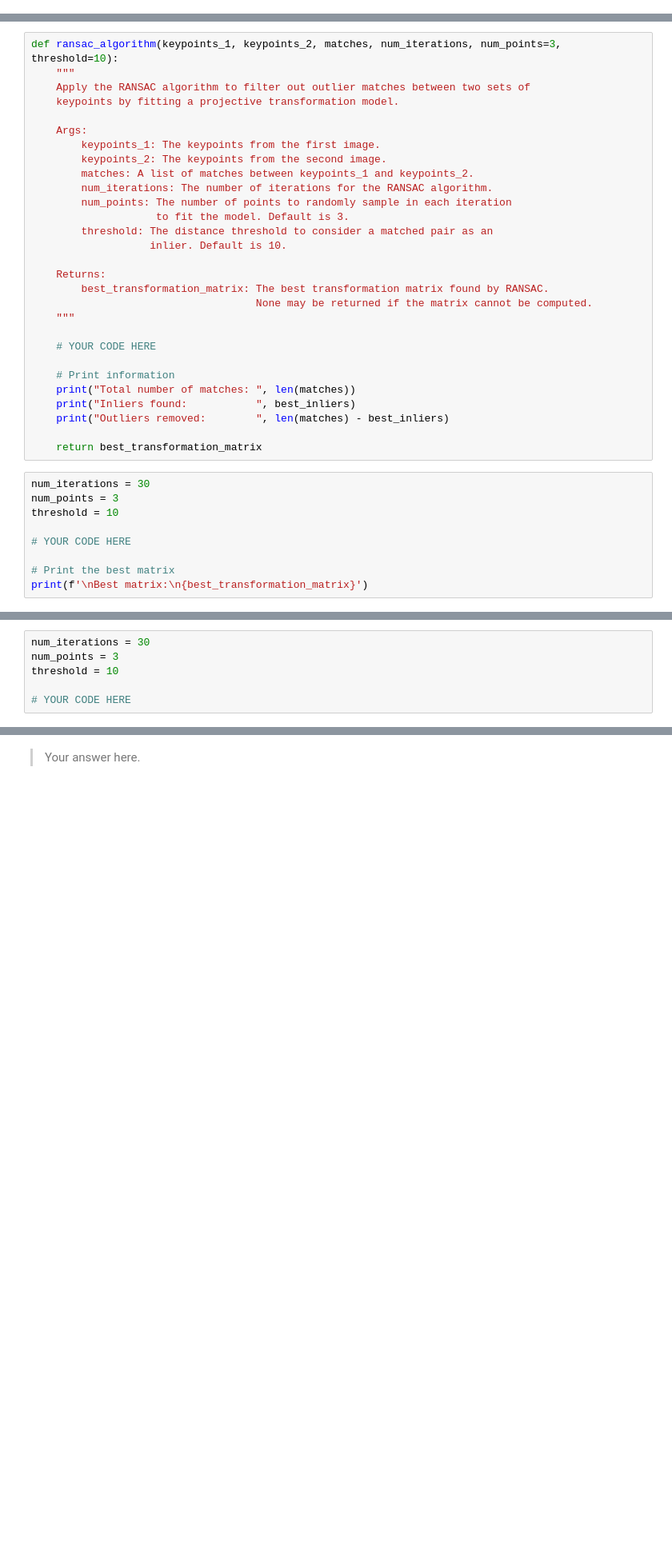
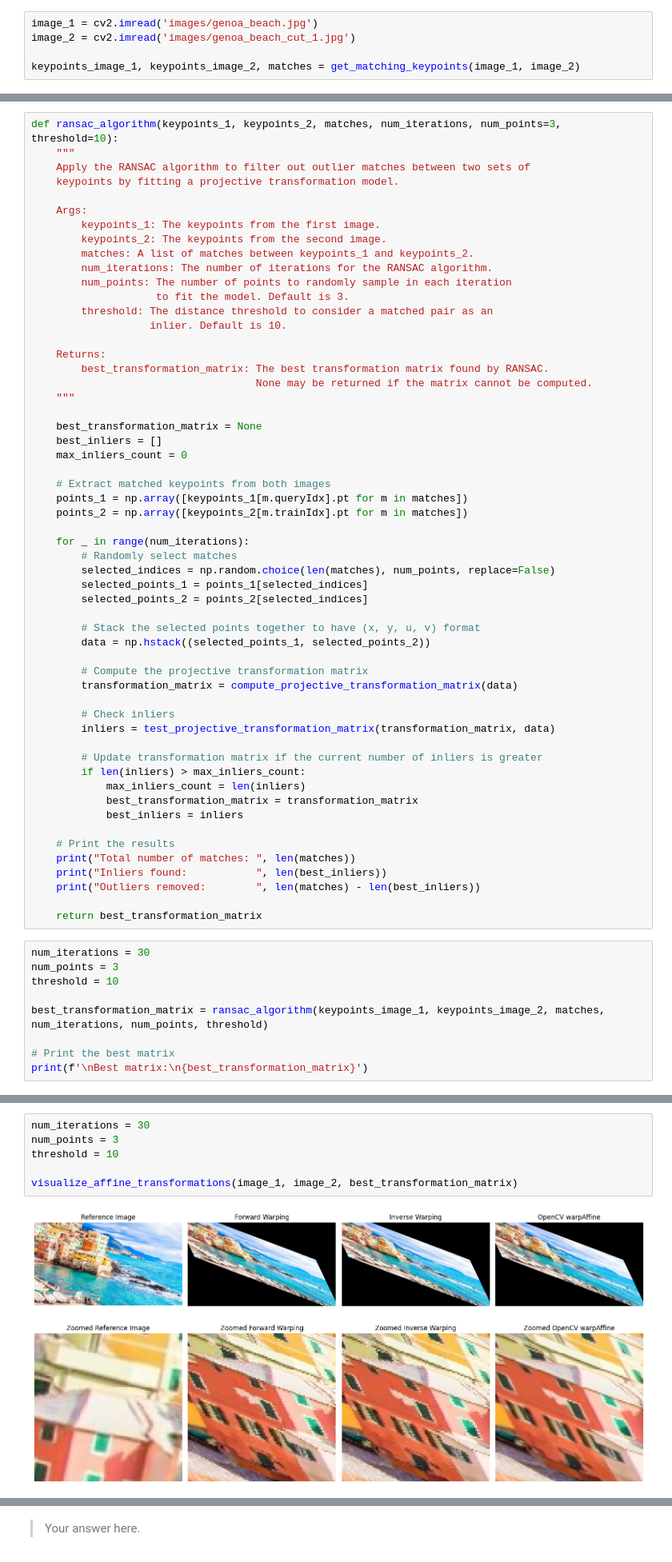
Before and after one commit to pedrocurvo/cv1-group52, a Jupyter notebook: Lab4/13209701_15127206_15713725.ipynb, the cells around one changed output, grey strips where cells are left out. Shown at 80% size. Saved outputs shown, nothing was run; the diff lists cells and outputs as text; blank space fills up the shorter version.

```diff
--- a/Lab4/13209701_15127206_15713725.ipynb
+++ b/Lab4/13209701_15127206_15713725.ipynb
@@ -178,0 +193,5 @@ def get_matching_keypoints(image_1, image_2):
+# %%
+image_1 = cv2.imread('images/genoa_beach.jpg')
+image_2 = cv2.imread('images/genoa_beach_cut_1.jpg')
+
+keypoints_image_1, keypoints_image_2, matches = get_matching_keypoints(image_1, image_2)
@@ -271,12 +356,39 @@ def ransac_algorithm(keypoints_1, keypoints_2, matches, num_iterations, num_poin
                                     None may be returned if the matrix cannot be computed.
     """
 
-    # YOUR CODE HERE
+    best_transformation_matrix = None
+    best_inliers = []
+    max_inliers_count = 0
 
-    # Print information
+    # Extract matched keypoints from both images
+    points_1 = np.array([keypoints_1[m.queryIdx].pt for m in matches])
+    points_2 = np.array([keypoints_2[m.trainIdx].pt for m in matches])
+
+    for _ in range(num_iterations):
+        # Randomly select matches
+        selected_indices = np.random.choice(len(matches), num_points, replace=False)
+        selected_points_1 = points_1[selected_indices]
+        selected_points_2 = points_2[selected_indices]
+
+        # Stack the selected points together to have (x, y, u, v) format
+        data = np.hstack((selected_points_1, selected_points_2))
+
+        # Compute the projective transformation matrix
+        transformation_matrix = compute_projective_transformation_matrix(data)
+
+        # Check inliers
+        inliers = test_projective_transformation_matrix(transformation_matrix, data)
+
+        # Update transformation matrix if the current number of inliers is greater
+        if len(inliers) > max_inliers_count:
+            max_inliers_count = len(inliers)
+            best_transformation_matrix = transformation_matrix
+            best_inliers = inliers
+
+    # Print the results
     print("Total number of matches: ", len(matches))
-    print("Inliers found:           ", best_inliers)
-    print("Outliers removed:        ", len(matches) - best_inliers)
+    print("Inliers found:           ", len(best_inliers))
+    print("Outliers removed:        ", len(matches) - len(best_inliers))
 
     return best_transformation_matrix
 # %%
@@ -284,7 +396,7 @@ num_iterations = 30
 num_points = 3
 threshold = 10
 
-# YOUR CODE HERE
+best_transformation_matrix = ransac_algorithm(keypoints_image_1, keypoints_image_2, matches, num_iterations, num_points, threshold)
 
 # Print the best matrix
 print(f'\nBest matrix:\n{best_transformation_matrix}')
@@ -343,9 +545,11 @@ def visualize_affine_transformations(source_image, reference_image, transformati
 # %%
 num_iterations = 30
 num_points = 3
 threshold = 10
 
-# YOUR CODE HERE
+visualize_affine_transformations(image_1, image_2, best_transformation_matrix)
+# %% [output]
+[figure, added]
 # %% [markdown]
 <a id="question-6"></a>
 #### <font color='#FF0000'>Question 6 (3 points)</font>
```
Also changed, not shown: parts of 14 cells of this notebook.
